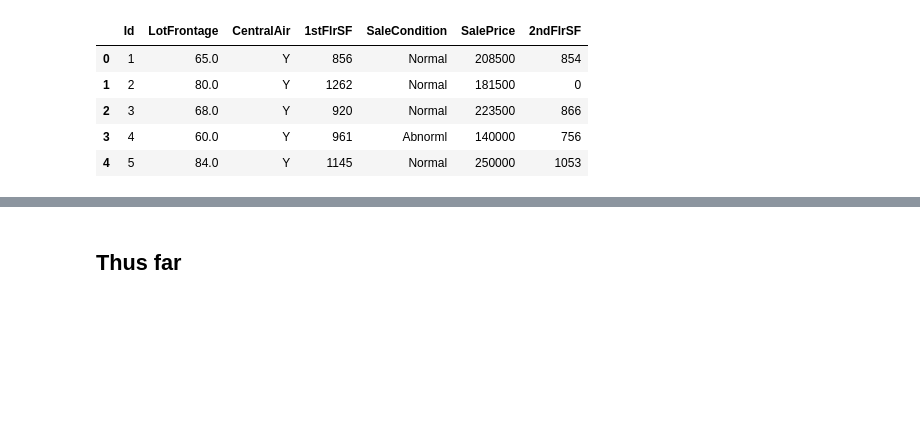
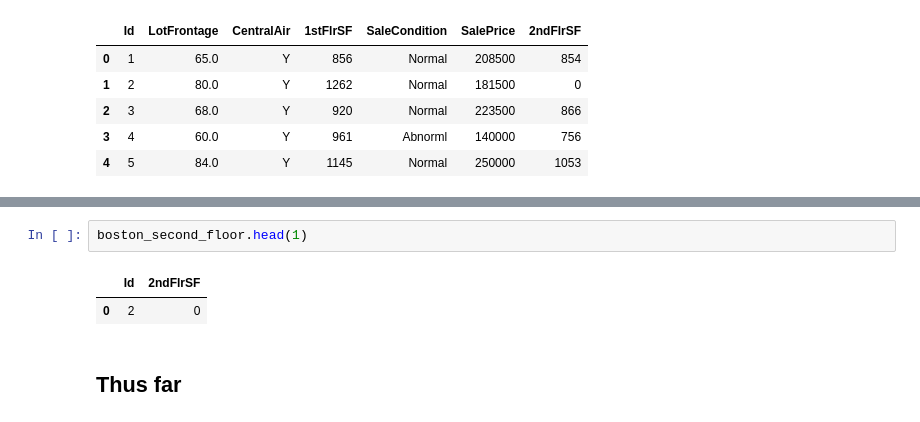
Before and after one commit to madymehlf/fall2019, a Jupyter notebook: week3/Week3.ipynb, the cells around one changed output, grey strips where cells are left out. Cells and saved outputs as stored; diff of their text form; blank space fills up the shorter version.

```diff
--- a/week3/Week3.ipynb
+++ b/week3/Week3.ipynb
@@ -198,6 +201,11 @@ boston3.head()
 | 0 | 44 | Y | 938 | Normal | 130250 | NaN |
 | 1 | 45 | Y | 1150 | Normal | 141000 | 70.0 |
 | 2 | 46 | Y | 1752 | Normal | 319900 | 61.0 |
+# %%
+boston_second_floor.head(1)
+# %% [output]
+|  | Id | 2ndFlrSF |
+| 0 | 2 | 0 |
 # %% [markdown]
 ## Thus far
 # %%
```
Also changed, not shown: parts of 3 cells of this notebook.
